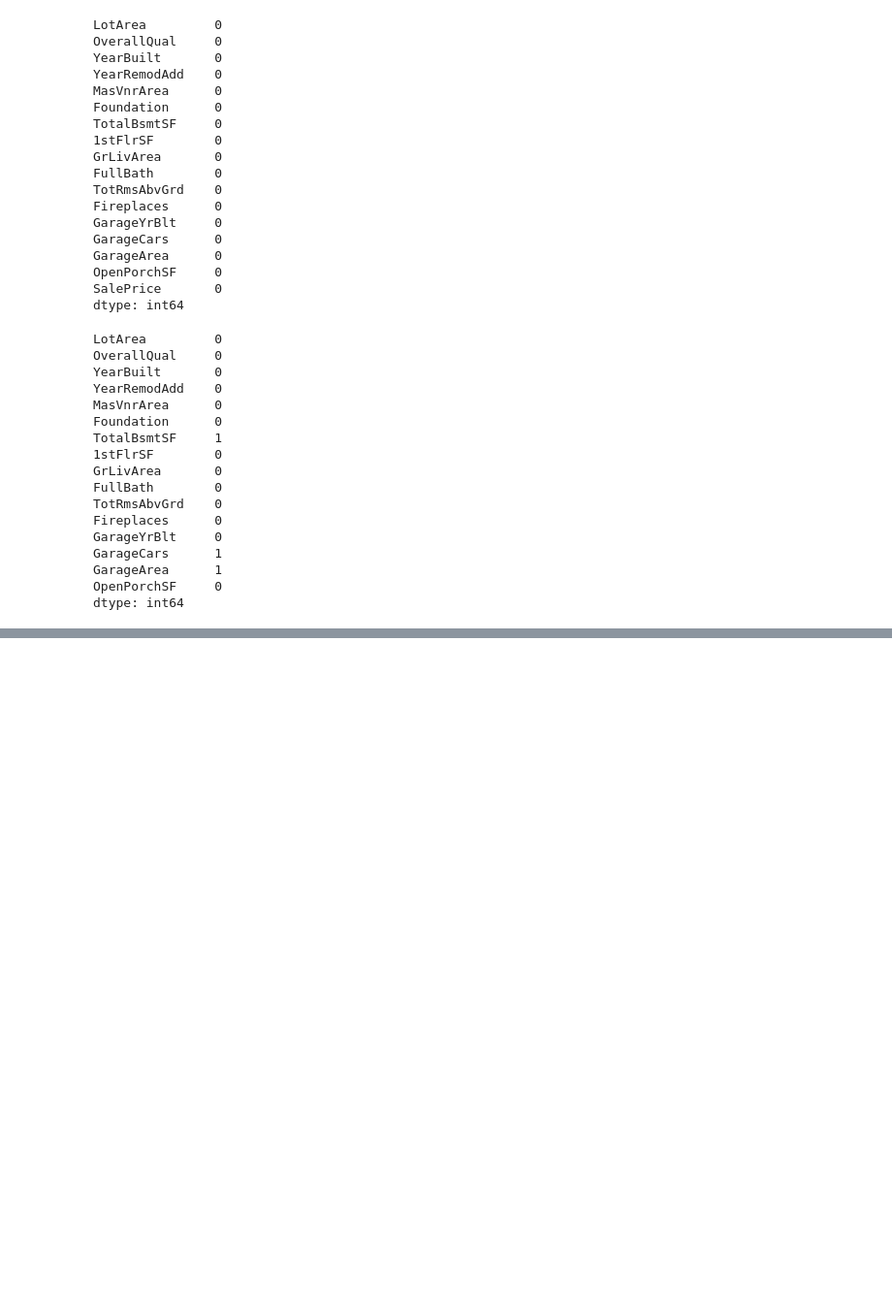
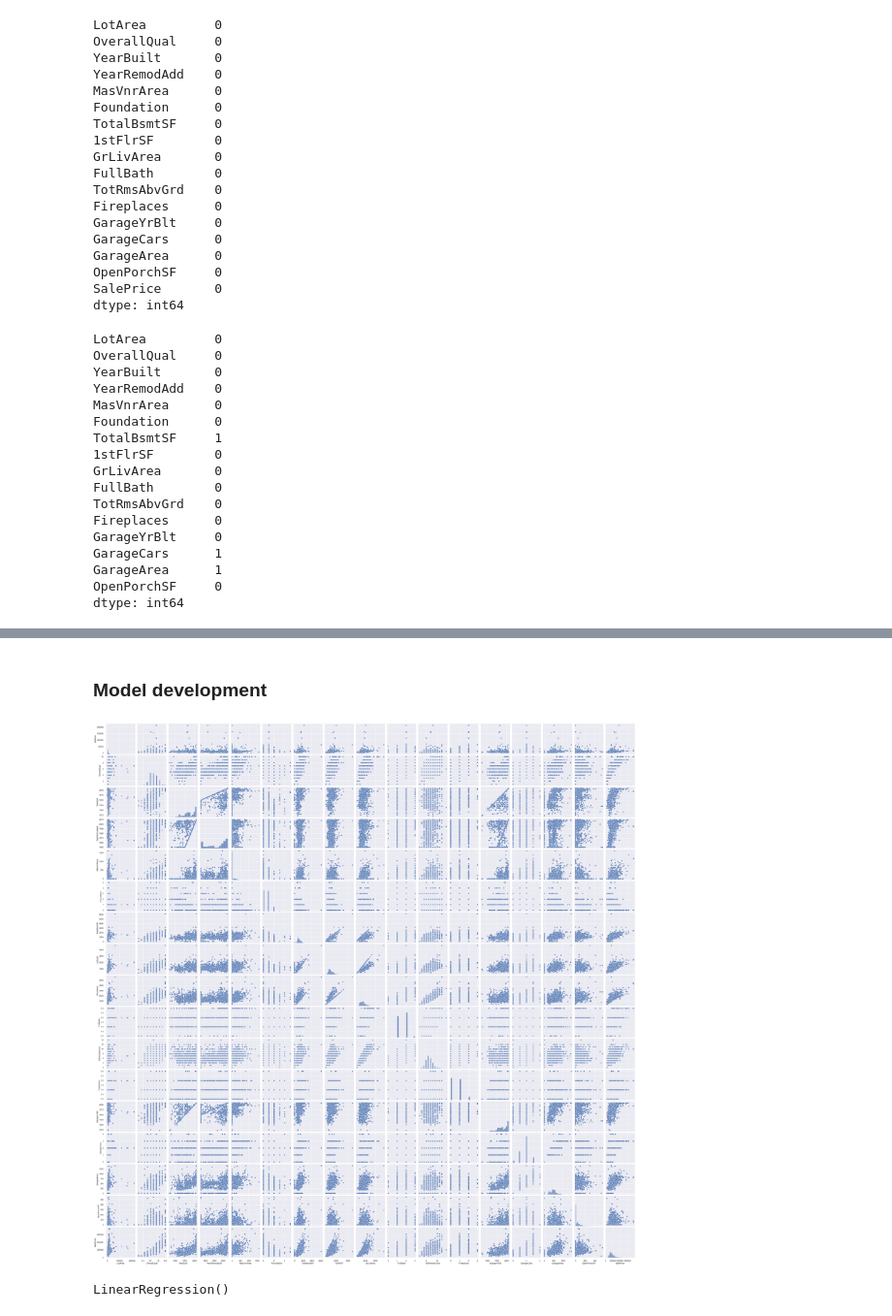
Before and after one commit to YuLim2/Kaggle, a Jupyter notebook: House_Price/house_price_regression.ipynb, the cells around one changed output, grey strips where cells are left out. Shown at 97% size. Drawn from its saved outputs; the diff is of its cells as text; code cells hidden in the pictures; blank space fills up the shorter version.

Commit message:
ADD: Train model with liner regression of sklearn

```diff
--- a/House_Price/house_price_regression.ipynb
+++ b/House_Price/house_price_regression.ipynb
@@ -289,0 +334,12 @@ Name: TotalBsmtSF, Length: 1459, dtype: float64
+# %%
+df_train['Foundation'] = df_train['Foundation'].map({'PConc':0, 'CBlock':1, 'BrkTil':2, 'Slab':3, 'Stone':4, 'Wood':5})
+df_test['Foundation'] = df_test['Foundation'].map({'PConc':0, 'CBlock':1, 'BrkTil':2, 'Slab':3, 'Stone':4, 'Wood':5})
+# %% [markdown]
+### Model development
+# %%
+#scatterplot
+sns.set()
+sns.pairplot(df_train, size = 2.5)
+plt.show()
+# %% [output]
+[figure, added]
@@ -289,0 +356,5 @@ Name: TotalBsmtSF, Length: 1459, dtype: float64
+# %%
+model = linear_model.LinearRegression()
+model.fit(X_tr, y_tr)
+# %% [output]
+LinearRegression()
```
Also changed, not shown: parts of 15 cells of this notebook.
